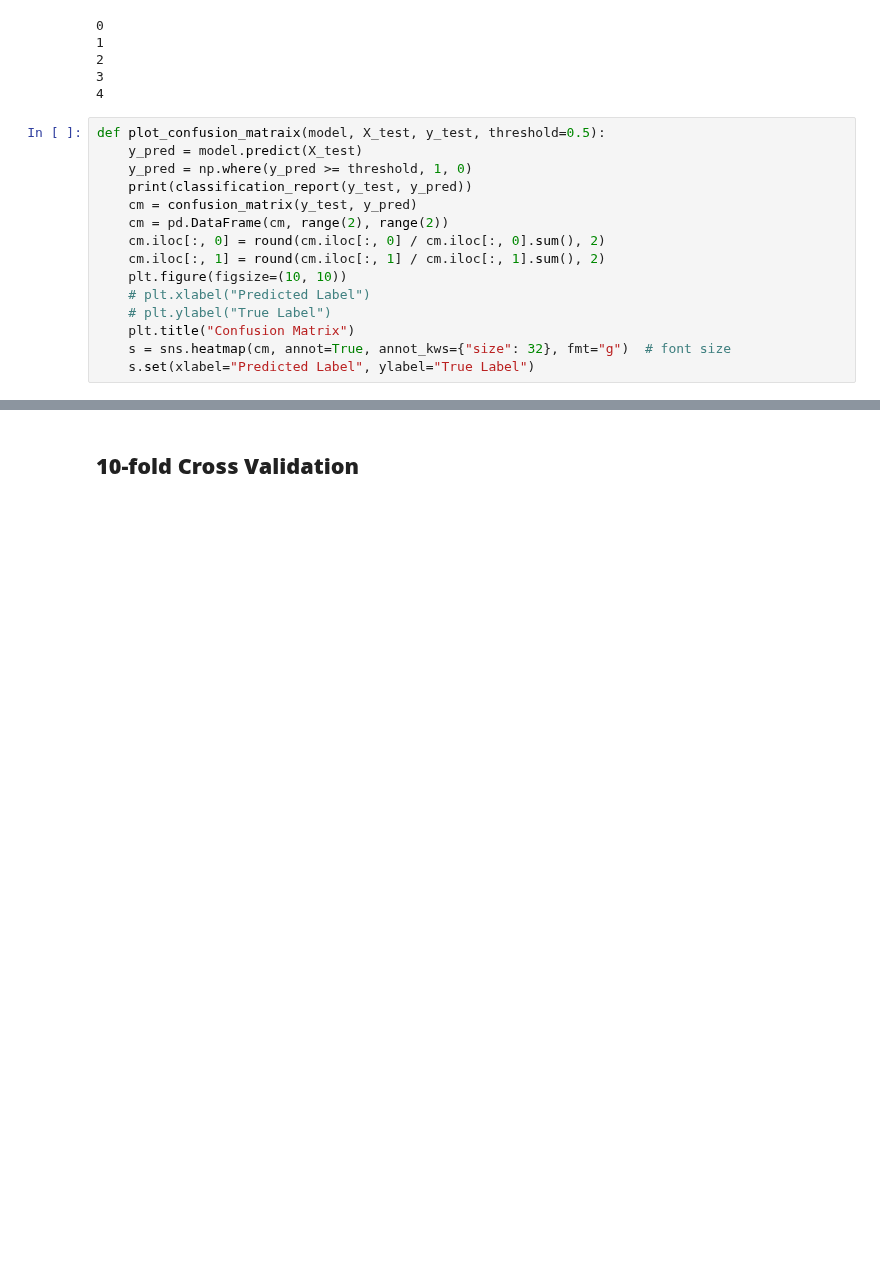
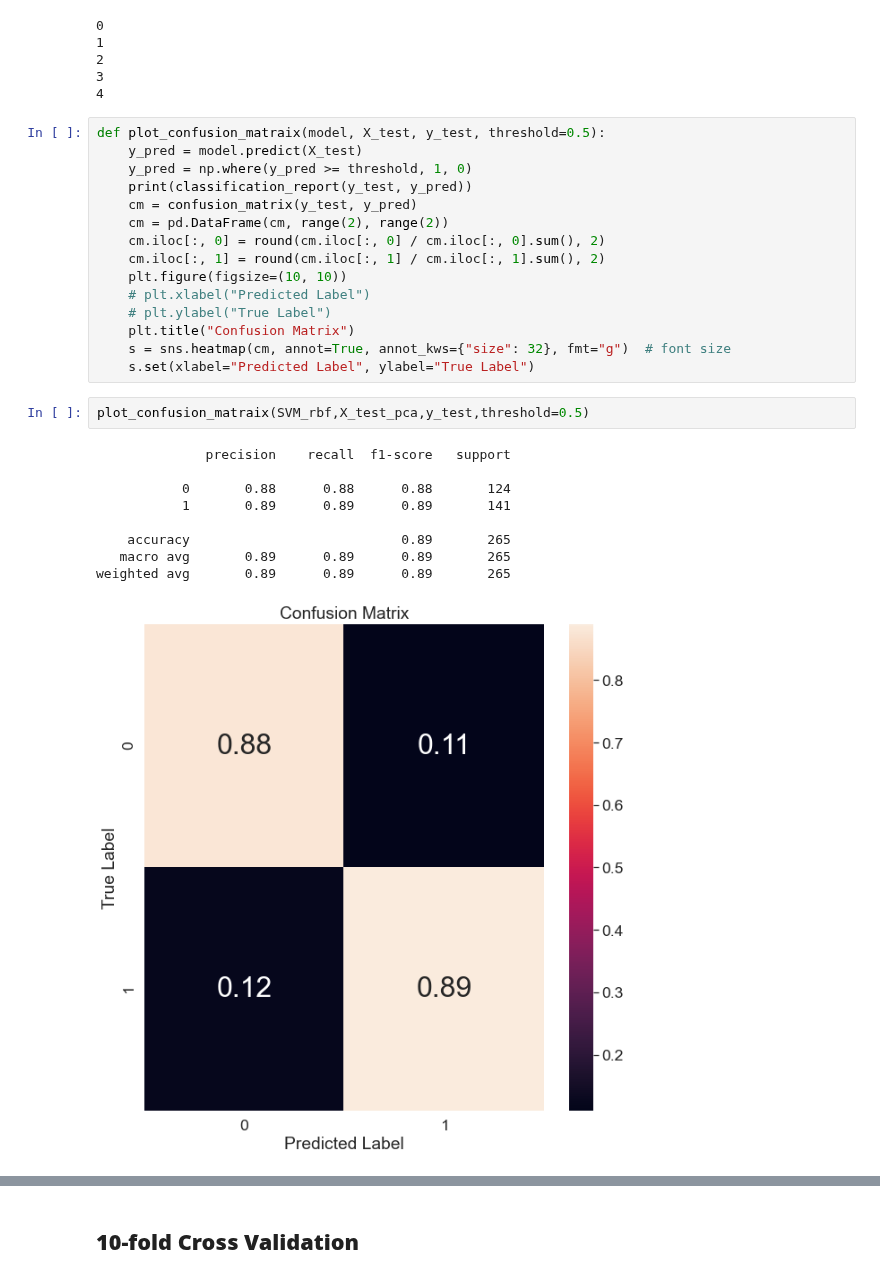
Before and after one commit to FgSurewin/Brain_Tumor_Project, a Jupyter notebook: notebooks/Niloufar_BlancedData_Augmentation.ipynb, the cells around one changed output, grey strips where cells are left out. Saved outputs shown, nothing was run; the diff lists cells and outputs as text; blank space fills up the shorter version.

Commit message:
Confusion matrix added

```diff
--- a/notebooks/Niloufar_BlancedData_Augmentation.ipynb
+++ b/notebooks/Niloufar_BlancedData_Augmentation.ipynb
@@ -421,3 +421,15 @@ def plot_confusion_matraix(model, X_test, y_test, threshold=0.5):
     plt.title("Confusion Matrix")
     s = sns.heatmap(cm, annot=True, annot_kws={"size": 32}, fmt="g")  # font size
     s.set(xlabel="Predicted Label", ylabel="True Label")
+# %%
+plot_confusion_matraix(SVM_rbf,X_test_pca,y_test,threshold=0.5)
+# %% [output]
+              precision    recall  f1-score   support
+
+           0       0.88      0.88      0.88       124
+           1       0.89      0.89      0.89       141
+
+    accuracy                           0.89       265
+   macro avg       0.89      0.89      0.89       265
+weighted avg       0.89      0.89      0.89       265
+[figure, added]
```
Also changed, not shown: parts of 1 cell of this notebook, 2 other files.
